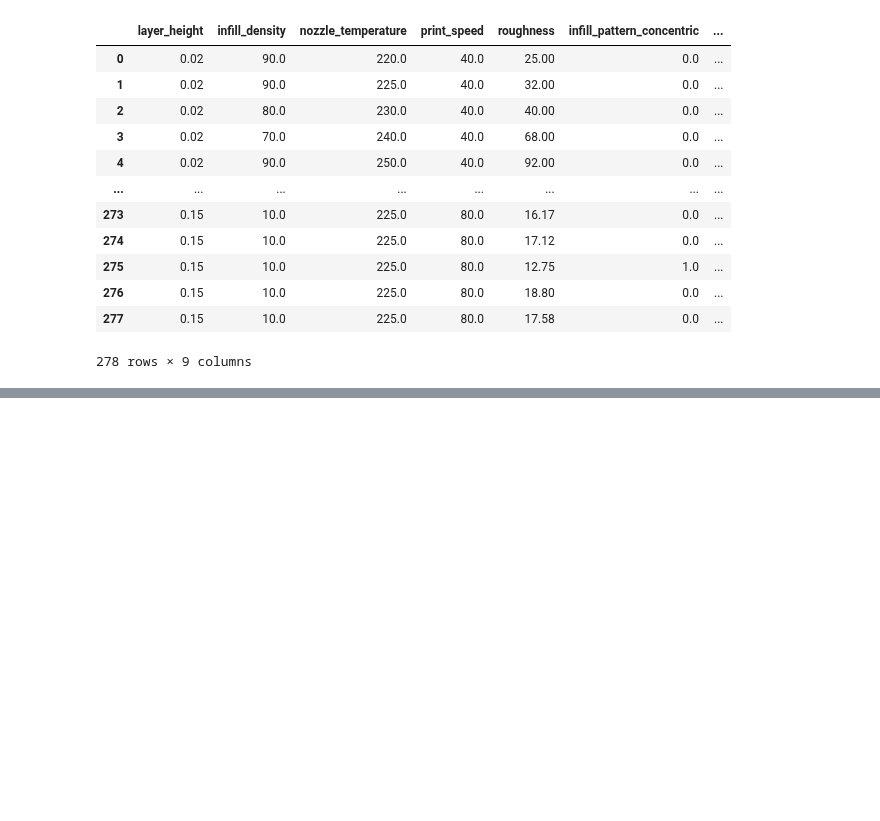
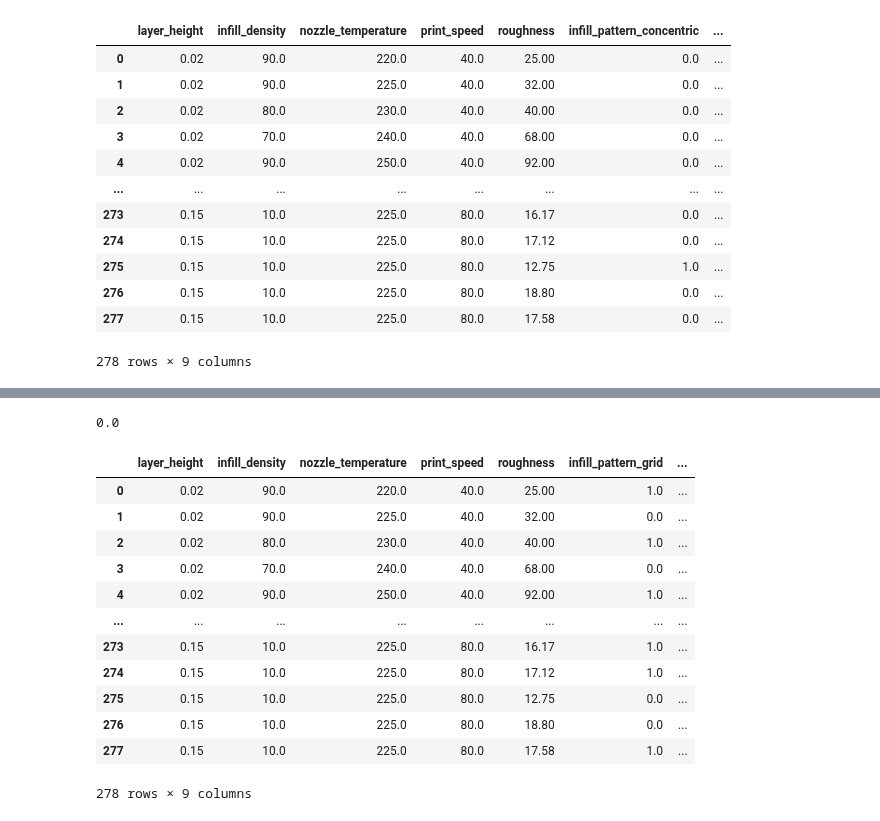
Before and after one commit to hanzlayyy/FYDP, a Jupyter notebook: FYDP_Notebook_V1_0.ipynb, the cells around one changed output, grey strips where cells are left out. Cells and saved outputs as stored; diff of their text form; code cells hidden in the pictures; blank space fills up the shorter version.

```diff
--- a/FYDP_Notebook_V1_0.ipynb
+++ b/FYDP_Notebook_V1_0.ipynb
@@ -144,0 +138,24 @@ pd.DataFrame(knn_1.transform(D)).columns = zero_miss_WConc.columns
+# %%
+V.columns = zero_miss_WConc.columns
+V.iloc[:,5].mean()
+# %% [output]
+0.0
+# %%
+zero_miss_WGrid =  zero_missing_1H.drop(columns = [ 'infill_pattern_concentric','infill_pattern_honeycomb', 'infill_pattern_line',
+       'infill_pattern_rectilinear', 'infill_pattern_solid','infill_pattern_tetrahedral', 'infill_pattern_triangle',
+       'infill_pattern_zigzag'])
+zero_miss_WGrid
+# %% [output]
+|  | layer_height | infill_density | nozzle_temperature | print_speed | roughness | infill_pattern_grid | ... |
+| 0 | 0.02 | 90.0 | 220.0 | 40.0 | 25.00 | 1.0 | ... |
+| 1 | 0.02 | 90.0 | 225.0 | 40.0 | 32.00 | 0.0 | ... |
+| 2 | 0.02 | 80.0 | 230.0 | 40.0 | 40.00 | 1.0 | ... |
+| 3 | 0.02 | 70.0 | 240.0 | 40.0 | 68.00 | 0.0 | ... |
+| 4 | 0.02 | 90.0 | 250.0 | 40.0 | 92.00 | 1.0 | ... |
+| ... | ... | ... | ... | ... | ... | ... | ... |
+| 273 | 0.15 | 10.0 | 225.0 | 80.0 | 16.17 | 1.0 | ... |
+| 274 | 0.15 | 10.0 | 225.0 | 80.0 | 17.12 | 1.0 | ... |
+| 275 | 0.15 | 10.0 | 225.0 | 80.0 | 12.75 | 0.0 | ... |
+| 276 | 0.15 | 10.0 | 225.0 | 80.0 | 18.80 | 0.0 | ... |
+| 277 | 0.15 | 10.0 | 225.0 | 80.0 | 17.58 | 1.0 | ... |
+278 rows × 9 columns
```
Also changed, not shown: parts of 5 cells of this notebook.
